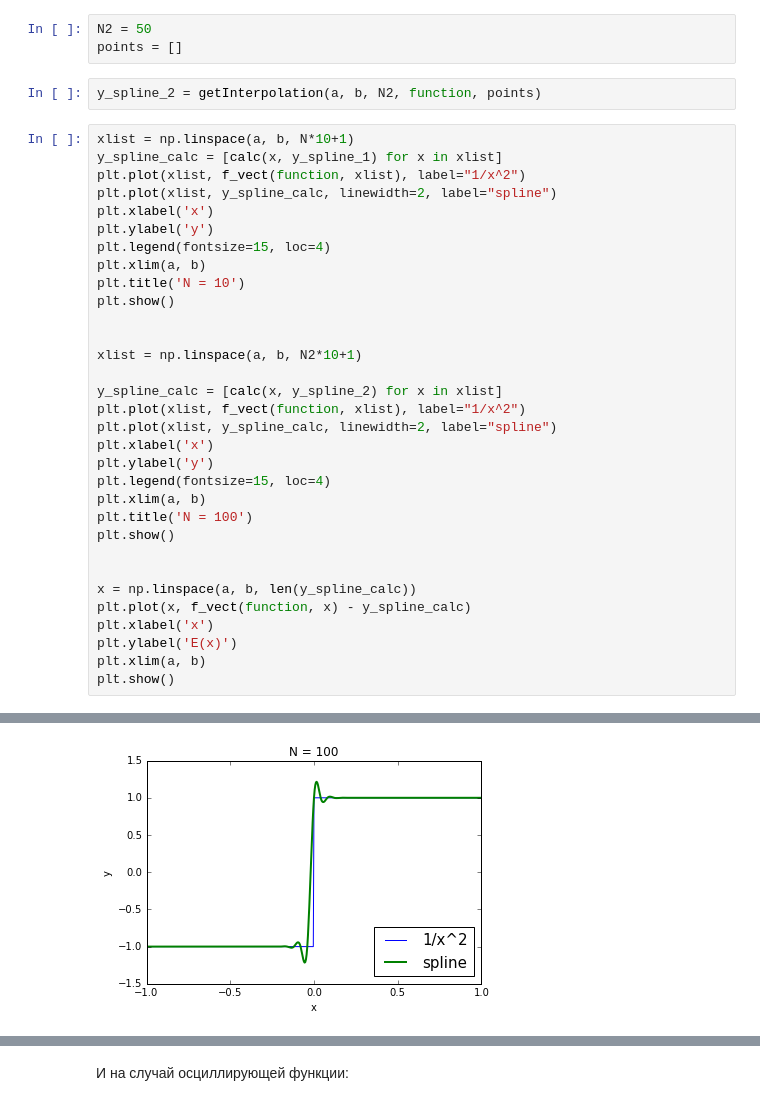
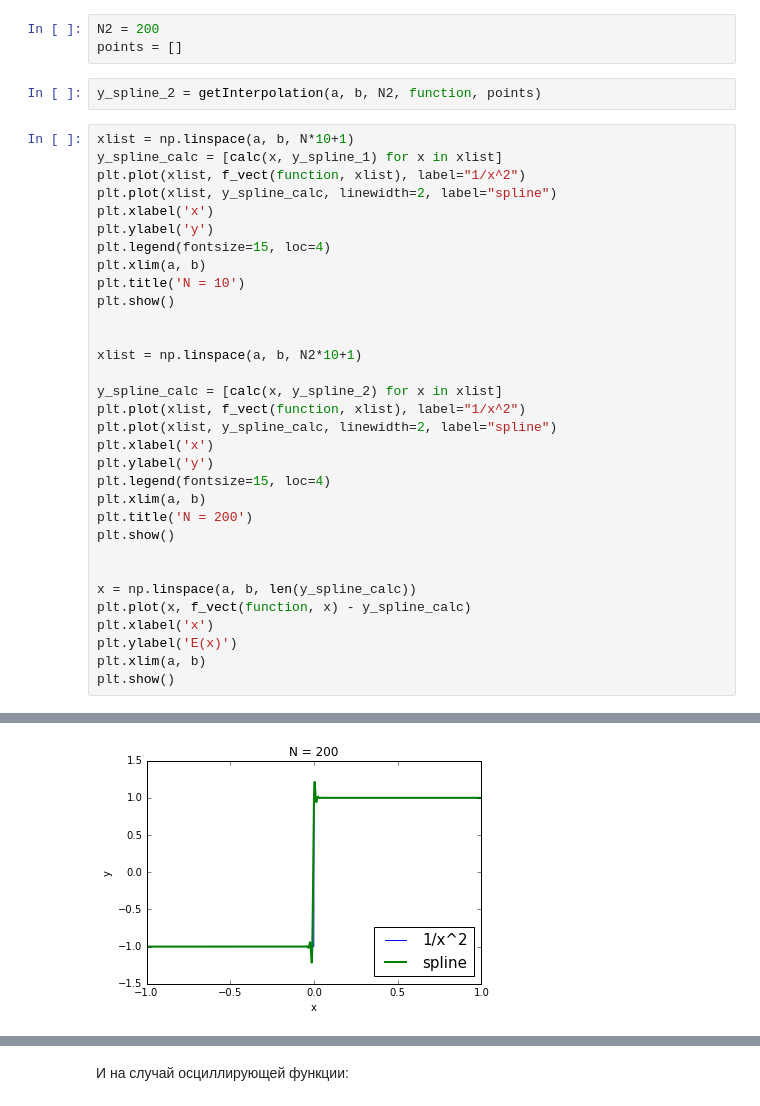
Before and after one commit to Enuvesta/NumMethods, a Jupyter notebook: Checkpoint 2.ipynb, the cells around one changed output, grey strips where cells are left out. Drawn from its saved outputs; the diff is of its cells as text.

```diff
--- a/Checkpoint 2.ipynb
+++ b/Checkpoint 2.ipynb
@@ -337,7 +337,7 @@ points = []
 # %%
 y_spline_1 = getInterpolation(a, b, N, function, points)
 # %%
-N2 = 50
+N2 = 200
 points = []
 # %%
 y_spline_2 = getInterpolation(a, b, N2, function, points)
@@ -347,32 +347,32 @@ y_spline_calc = [calc(x, y_spline_1) for x in xlist]
 plt.plot(xlist, f_vect(function, xlist), label="1/x^2")
 plt.plot(xlist, y_spline_calc, linewidth=2, label="spline")
 plt.xlabel('x')
 plt.ylabel('y')
 plt.legend(fontsize=15, loc=4)
 plt.xlim(a, b)
 plt.title('N = 10')
 plt.show()
 
 
 xlist = np.linspace(a, b, N2*10+1)
 
 y_spline_calc = [calc(x, y_spline_2) for x in xlist]
 plt.plot(xlist, f_vect(function, xlist), label="1/x^2")
 plt.plot(xlist, y_spline_calc, linewidth=2, label="spline")
 plt.xlabel('x')
 plt.ylabel('y')
 plt.legend(fontsize=15, loc=4)
 plt.xlim(a, b)
-plt.title('N = 100')
+plt.title('N = 200')
 plt.show()
 
 
 x = np.linspace(a, b, len(y_spline_calc))
 plt.plot(x, f_vect(function, x) - y_spline_calc)
 plt.xlabel('x')
 plt.ylabel('E(x)')
 plt.xlim(a, b)
 plt.show()
 # %% [output]
 [figure]
-[figure, old version]
+[figure, new version]
```
Also changed, not shown: parts of 1 cell of this notebook.
